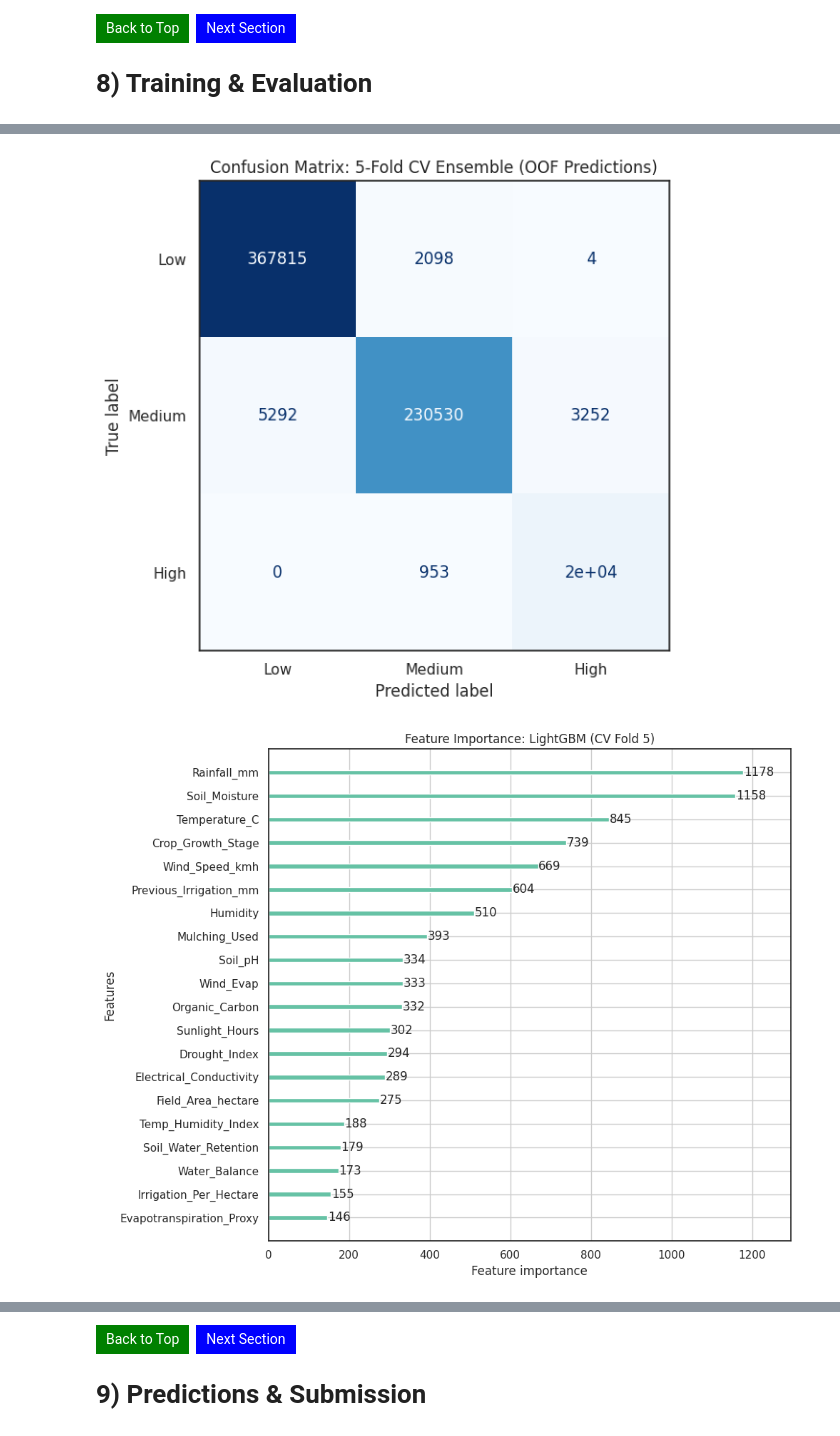
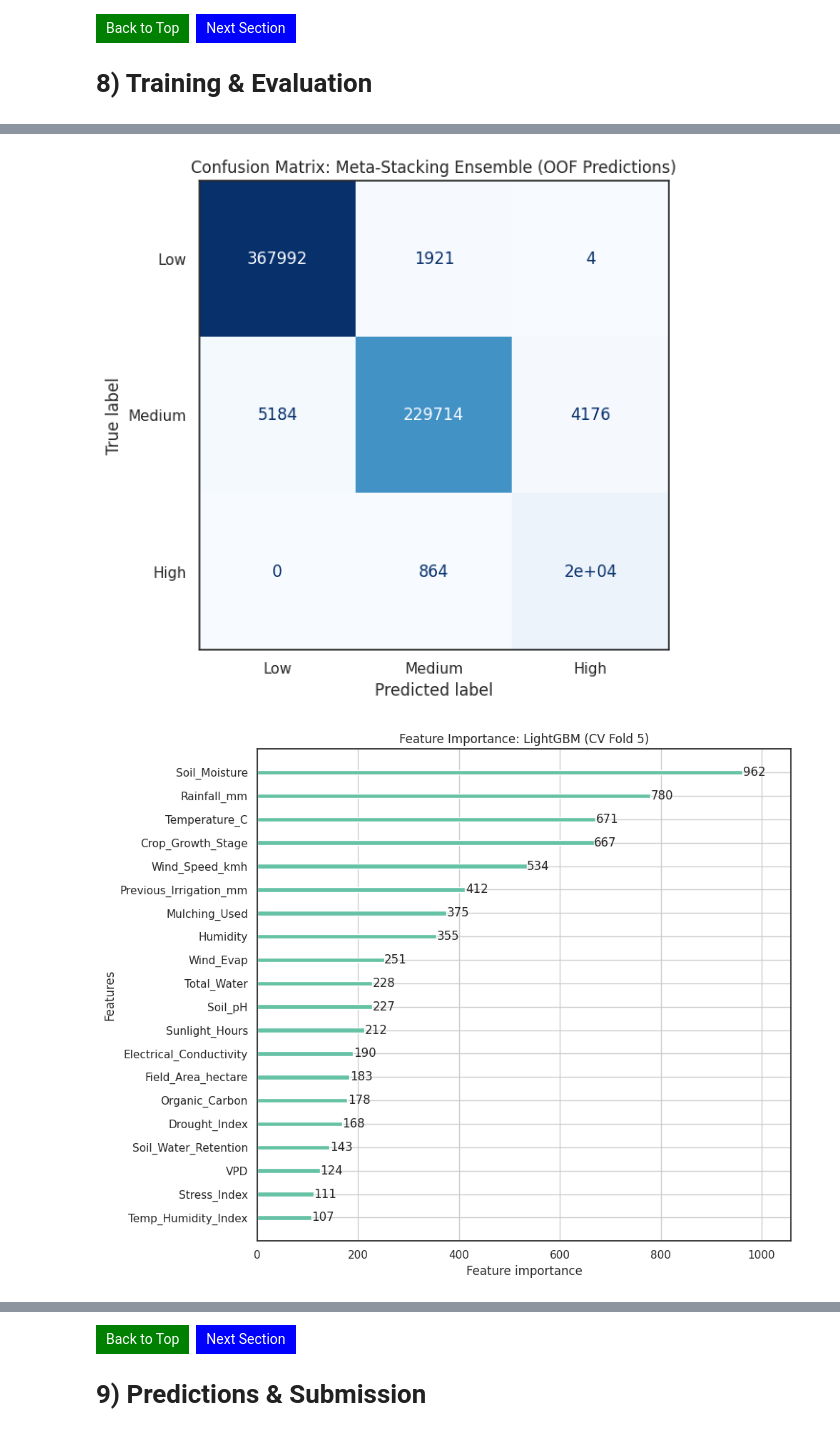
Before and after one commit to ConradKleykamp/Predicting-Irrigation-Need, a Jupyter notebook: predicting-irrigation-need-lightgbm.ipynb, the cells around one changed output, grey strips where cells are left out. Saved outputs shown, nothing was run; the diff lists cells and outputs as text; code cells hidden in the pictures.

```diff
--- a/predicting-irrigation-need-lightgbm.ipynb
+++ b/predicting-irrigation-need-lightgbm.ipynb
@@ -809,6 +835,6 @@ Skipping Optuna search. Using pre-recorded best parameters.
 # %%
 # Fixed parameters (never tuned by Optuna)
-fixed_params = {
+lgb_fixed = {
     'objective'    : 'multiclass',
     'num_class'    : 3,
     'metric'       : 'multi_logloss',
@@ -819,12 +845,12 @@ fixed_params = {
 
 if RUN_OPTUNA:
     # Merge fixed params with the tuned params returned by the Optuna study
-    best_params = {**fixed_params, **study.best_params}
+    lgb_params = {**lgb_fixed, **study.best_params}
 else:
     # Pre-recorded best parameters from a prior Optuna run
     # (Update these values after running the study above)
-    best_params = {
-        **fixed_params,
+    lgb_params = {
+        **lgb_fixed,
         'n_estimators': 362,
         'learning_rate': 0.15042909362138743,
         'num_leaves': 296,
@@ -833,12 +859,37 @@ else:
         'subsample': 0.9582439250215422,
         'colsample_bytree': 0.8608095043239683,
         'reg_alpha': 0.2326132963323933,
-        'reg_lambda': 0.01183572858571413,
+        'reg_lambda': 0.01183572858571413
     }
 
-print('Final model parameters:')
-for k, v in best_params.items():
-    print(f'  {k}: {v}')
+# XGBoost parameters
+xgb_params = {
+    'objective'        : 'multi:softprob',
+    'num_class'        : 3,
+    'eval_metric'      : 'mlogloss',
+    'tree_method'      : 'hist',
+    'n_estimators'     : 500,
+    'learning_rate'    : 0.05,
+    'max_depth'        : 6,
+    'min_child_weight' : 5,
+    'subsample'        : 0.8,
+    'colsample_bytree' : 0.8,
+    'reg_alpha'        : 1.0,
+    'reg_lambda'       : 1.0,
+    'random_state'     : 42,
+    'verbosity'        : 0,
+}
+
+# CatBoost parameters
+cb_params = {
+    'iterations'        : 500,
+    'depth'             : 6,
+    'learning_rate'     : 0.05,
+    'loss_function'     : 'MultiClass',
+    'auto_class_weights': 'Balanced',
+    'random_seed'       : 42,
+    'verbose'           : False,
+}
 # %% [markdown]
 <a id="toc"></a>  <a href="#7" style="background-color:green; color:white; padding: 7px 10px; text-decoration: none; border-radius: 50px;">Back to Top</a>&nbsp;&nbsp;<a href="#9" style="background-color:blue; color:white; padding: 7px 10px; text-decoration: none; border-radius: 50px;">Next Section</a>
 
@@ -919,16 +1020,16 @@ cm = confusion_matrix(y, oof_preds)
 disp = ConfusionMatrixDisplay(confusion_matrix=cm, display_labels=['Low', 'Medium', 'High'])
 fig, ax = plt.subplots(figsize=(8, 6))
 disp.plot(ax=ax, cmap='Blues', colorbar=False)
-ax.set_title('Confusion Matrix: 5-Fold CV Ensemble (OOF Predictions)')
+ax.set_title('Confusion Matrix: Meta-Stacking Ensemble (OOF Predictions)')
 plt.tight_layout()
 plt.show()
 # %% [output]
-[figure, old version]
+[figure, new version]
 # %%
-# Feature importance from the last CV fold model
-lgb.plot_importance(model, max_num_features=20, figsize=(10, 8),
+# Feature importance from the last CV fold LightGBM model
+lgb.plot_importance(lgb_model, max_num_features=20, figsize=(10, 8),
                     title='Feature Importance: LightGBM (CV Fold 5)')
 plt.tight_layout()
 plt.show()
 # %% [output]
-[figure, old version]
+[figure, new version]
```
Also changed, not shown: parts of 23 cells of this notebook, 1 other file.
